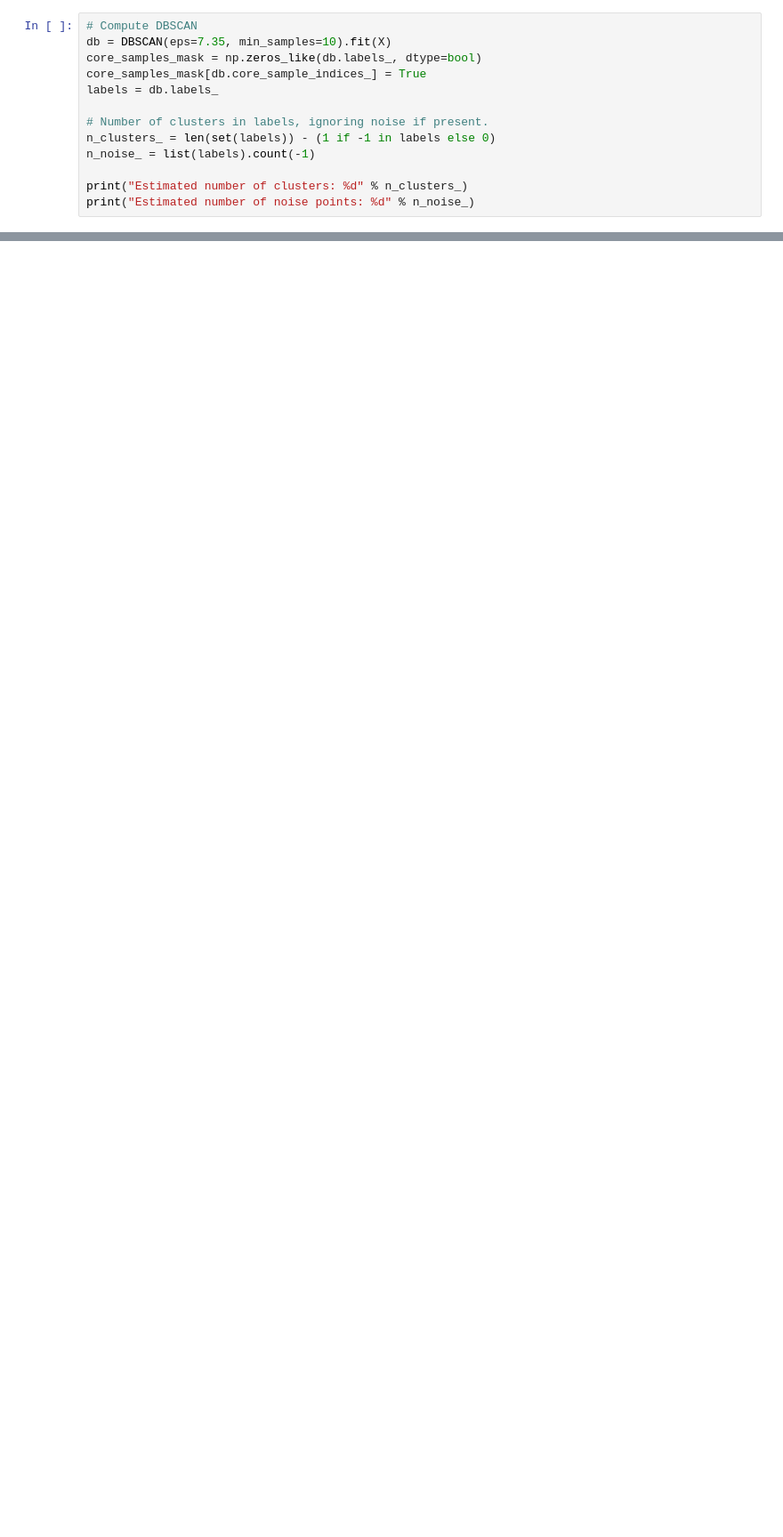
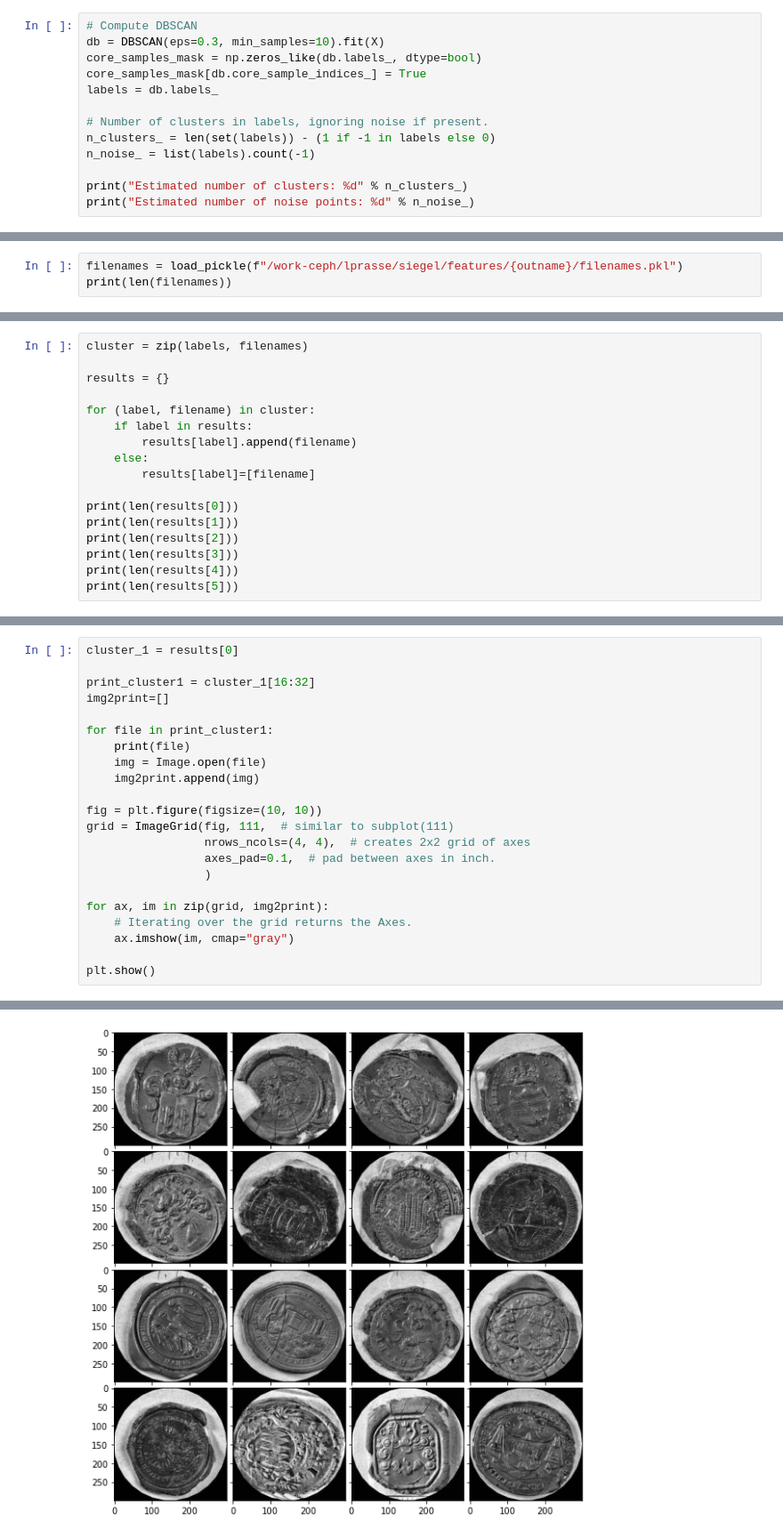
Before and after one commit to KathPra/Siegelsammlung-Nordhausen-Harz, a Jupyter notebook: Code/simple/Show_DBSCAN.ipynb, the cells around one changed output, grey strips where cells are left out. Shown at 89% size. Drawn from its saved outputs; the diff is of its cells as text; blank space fills up the shorter version.

```diff
--- a/Code/simple/Show_DBSCAN.ipynb
+++ b/Code/simple/Show_DBSCAN.ipynb
@@ -46,6 +49,6 @@ print(X.shape)
 # %%
 # Compute DBSCAN
-db = DBSCAN(eps=7.35, min_samples=10).fit(X)
+db = DBSCAN(eps=0.3, min_samples=10).fit(X)
 core_samples_mask = np.zeros_like(db.labels_, dtype=bool)
 core_samples_mask[db.core_sample_indices_] = True
 labels = db.labels_
@@ -62,0 +65,3 @@ Reshape your data either using array.reshape(-1, 1) if your data has a single fe
+# %%
+filenames = load_pickle(f"/work-ceph/lprasse/siegel/features/{outname}/filenames.pkl")
+print(len(filenames))
@@ -62,0 +70,17 @@ Reshape your data either using array.reshape(-1, 1) if your data has a single fe
+# %%
+cluster = zip(labels, filenames)
+
+results = {}
+
+for (label, filename) in cluster:
+    if label in results:
+        results[label].append(filename)
+    else:
+        results[label]=[filename]
+
+print(len(results[0]))
+print(len(results[1]))
+print(len(results[2]))
+print(len(results[3]))
+print(len(results[4]))
+print(len(results[5]))
@@ -62,0 +90,23 @@ Reshape your data either using array.reshape(-1, 1) if your data has a single fe
+# %%
+cluster_1 = results[0]
+
+print_cluster1 = cluster_1[16:32]
+img2print=[]
+
+for file in print_cluster1:
+    print(file)
+    img = Image.open(file)
+    img2print.append(img)
+
+fig = plt.figure(figsize=(10, 10))
+grid = ImageGrid(fig, 111,  # similar to subplot(111)
+                 nrows_ncols=(4, 4),  # creates 2x2 grid of axes
+                 axes_pad=0.1,  # pad between axes in inch.
+                 )
+
+for ax, im in zip(grid, img2print):
+    # Iterating over the grid returns the Axes.
+    ax.imshow(im, cmap="gray")
+
+plt.show()
+# %% [output]
@@ -63,3 +129,4 @@ Reshape your data either using array.reshape(-1, 1) if your data has a single fe
+[figure, added]
 # %%
 # Plot result
 import matplotlib.pyplot as plt
```
Also changed, not shown: parts of 7 cells of this notebook.
